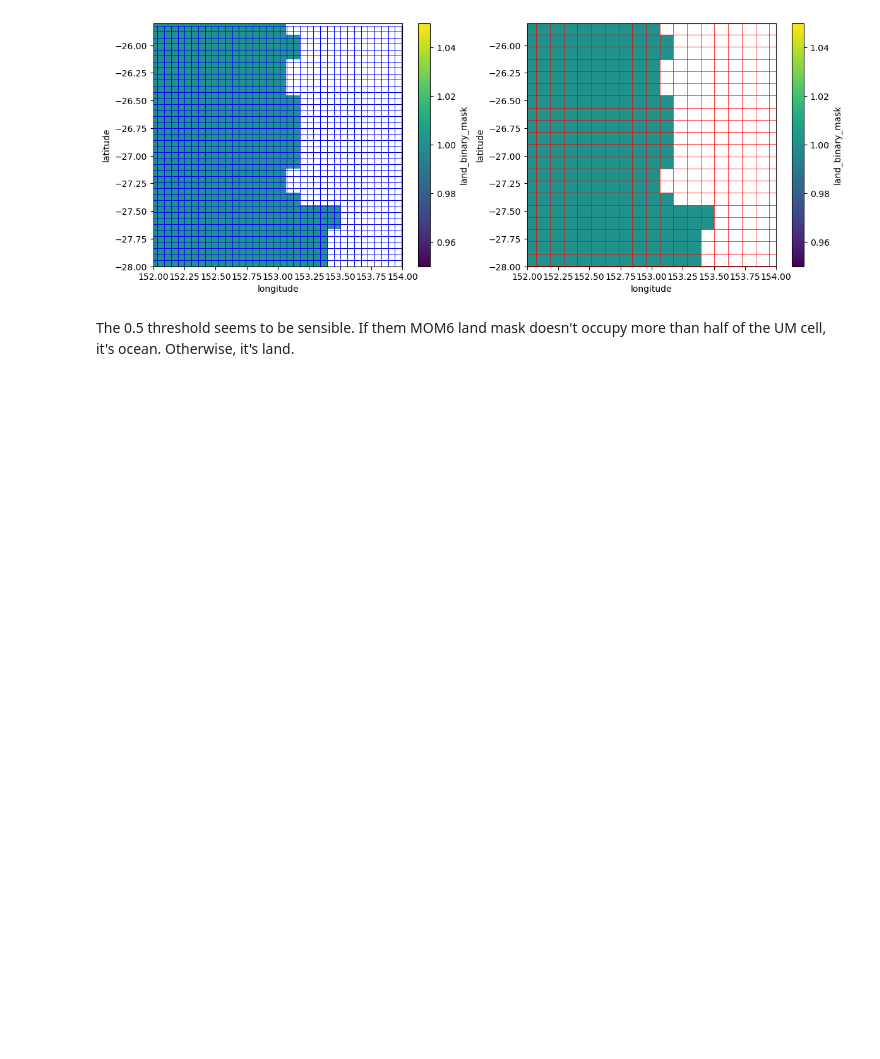
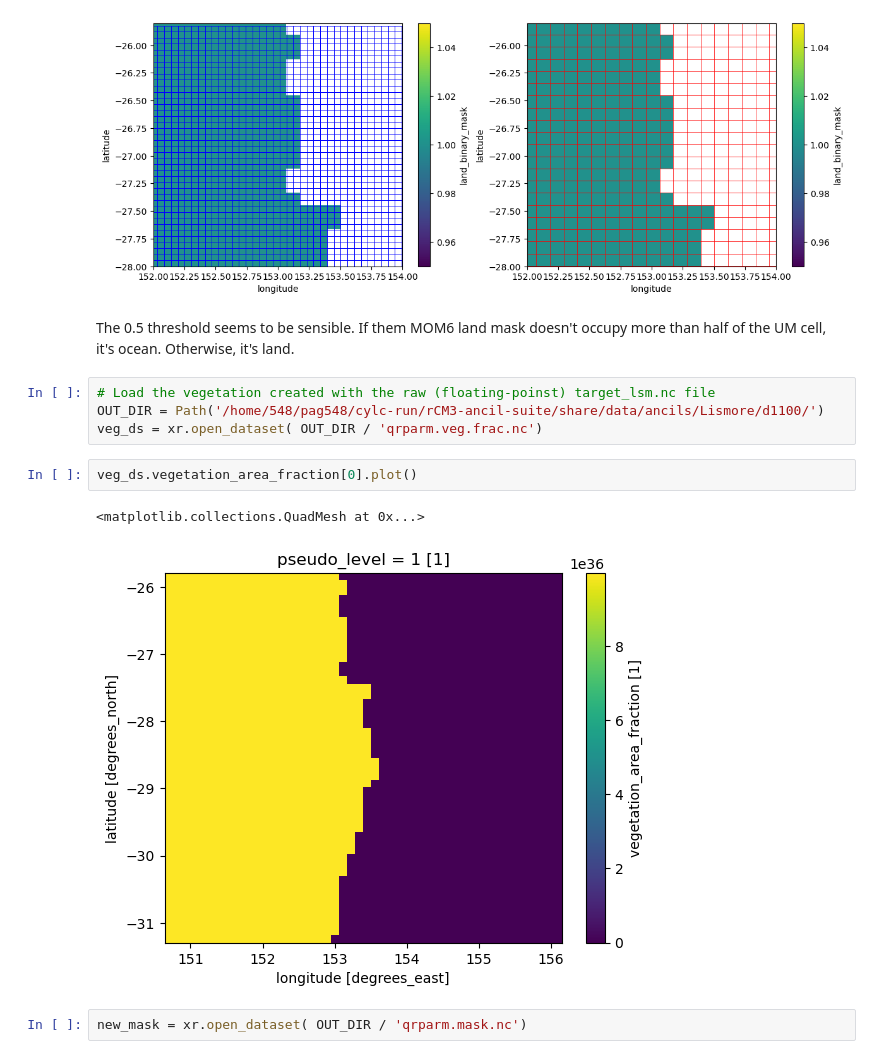
Before and after one commit to 21centuryweather/UM_configuration_tools, a Jupyter notebook: notebooks/Plot_UM_MOM6_land_meshes.ipynb, the cells around one changed output. Cells and saved outputs as stored; diff of their text form; blank space fills up the shorter version.

```diff
--- a/notebooks/Plot_UM_MOM6_land_meshes.ipynb
+++ b/notebooks/Plot_UM_MOM6_land_meshes.ipynb
@@ -513,3 +512,14 @@ for a in ax:
 [figure]
 # %% [markdown]
 The 0.5 threshold seems to be sensible. If them MOM6 land mask doesn't occupy more than half of the UM cell, it's ocean. Otherwise, it's land.
+# %%
+# Load the vegetation created with the raw (floating-poinst) target_lsm.nc file
+OUT_DIR = Path('/home/548/pag548/cylc-run/rCM3-ancil-suite/share/data/ancils/Lismore/d1100/')
+veg_ds = xr.open_dataset( OUT_DIR / 'qrparm.veg.frac.nc')
+# %%
+veg_ds.vegetation_area_fraction[0].plot()
+# %% [output]
+<matplotlib.collections.QuadMesh at 0x...>
+[figure, added]
+# %%
+new_mask = xr.open_dataset( OUT_DIR / 'qrparm.mask.nc')
```
Also changed, not shown: parts of 19 cells of this notebook, 2 other files.
